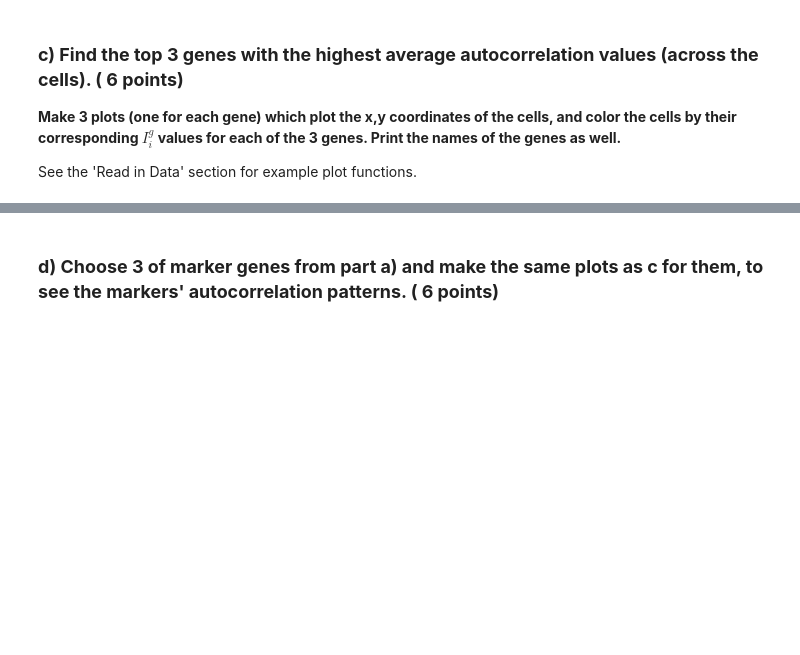
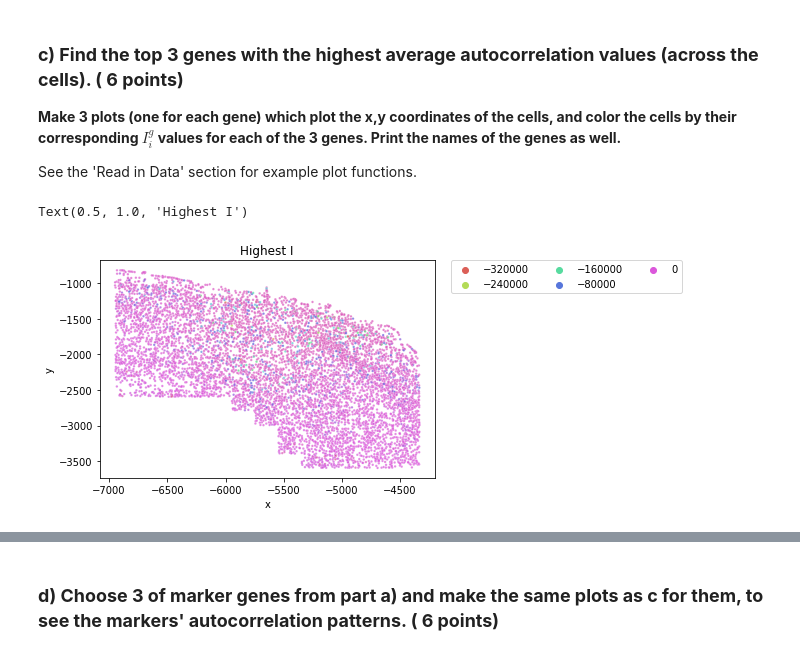
Before and after one commit to emesic23/Bi183, a Jupyter notebook: Set2/Problem5.ipynb, the cells around one changed output, grey strips where cells are left out. Drawn from its saved outputs; the diff is of its cells as text; code cells hidden in the pictures; blank space fills up the shorter version.

```diff
--- a/Set2/Problem5.ipynb
+++ b/Set2/Problem5.ipynb
@@ -280,7 +270,7 @@ You can use sklearn pairwise_distances https://scikit-learn.org/stable/modules/g
 weights = sklearn.metrics.pairwise_distances(meta[['x', 'y']])
 gene_calcs = pd.DataFrame()
 gene_calcs["gene_name"] = gene_names
-gene_calcs["mean"] = np.mean(count_mat, axis=1)
+gene_calcs["mean"] = np.mean(count_mat, axis=0)
 vars = []
 for gene_exp in count_mat.T:
     gene_var = sum((gene_exp - np.mean(gene_exp))**2) / len(count_mat)
@@ -294,10 +295,6 @@ gene_calcs[gene_calcs.gene_name == "Acta2"]
 # %%
-Itotal = []
+Itotal = np.zeros(count_mat.shape)
 for g, gene in tqdm(enumerate(gene_names), total=len(gene_names)):
     gene_calc = gene_calcs[gene_calcs.gene_name == gene]
-    Icell = np.array(count_mat[:, g]) - gene_calc["mean"].values[0]
-    Icell = Icell / gene_calc["var"].values[0]
-    Igene = []
-    for i in range(len(Icell)):
-        Igene.append(Icell[i] * sum(weights[i] * count_mat[:, g] - gene_calc["mean"].values[0]))
-    Itotal.append(Igene)
+    Icell = (count_mat[:, g] - gene_calc["mean"].values[0]) / gene_calc["var"].values[0]
+    Itotal[:, g] = Icell * np.dot(weights, count_mat[:, g] - gene_calc["mean"].values[0])
@@ -311,3 +324,17 @@ with open("Itotal.pickle", 'wb') as handle:
 **Make 3 plots (one for each gene) which plot the x,y coordinates of the cells, and color the cells by their corresponding $I^g_i$ values for each of the 3 genes. Print the names of the genes as well.**
 
 See the 'Read in Data' section for example plot functions.
+# %%
+Imean = np.mean(Itotal, axis=0)
+top3 = np.flip(np.argsort(Imean)[-3:])
+
+meta['Ivalue'] = Itotal[:, top3[0]]
+meta['Ivalue2'] = Itotal[:, top3[1]]
+meta['Ivalue3'] = Itotal[:, top3[2]]
+# %%
+sns.scatterplot(x=meta['x'],y=meta['y'],hue=meta['Ivalue'],s=6,alpha=0.7,palette='hls') #Using seaborn (sns) for plotting
+plt.legend(bbox_to_anchor=(1.05, 1), loc='upper left', borderaxespad=0,ncol=3)
+plt.title("Highest I")
+# %% [output]
+Text(0.5, 1.0, 'Highest I')
+[figure, added]
```
Also changed, not shown: parts of 11 cells of this notebook, 1 other file.
